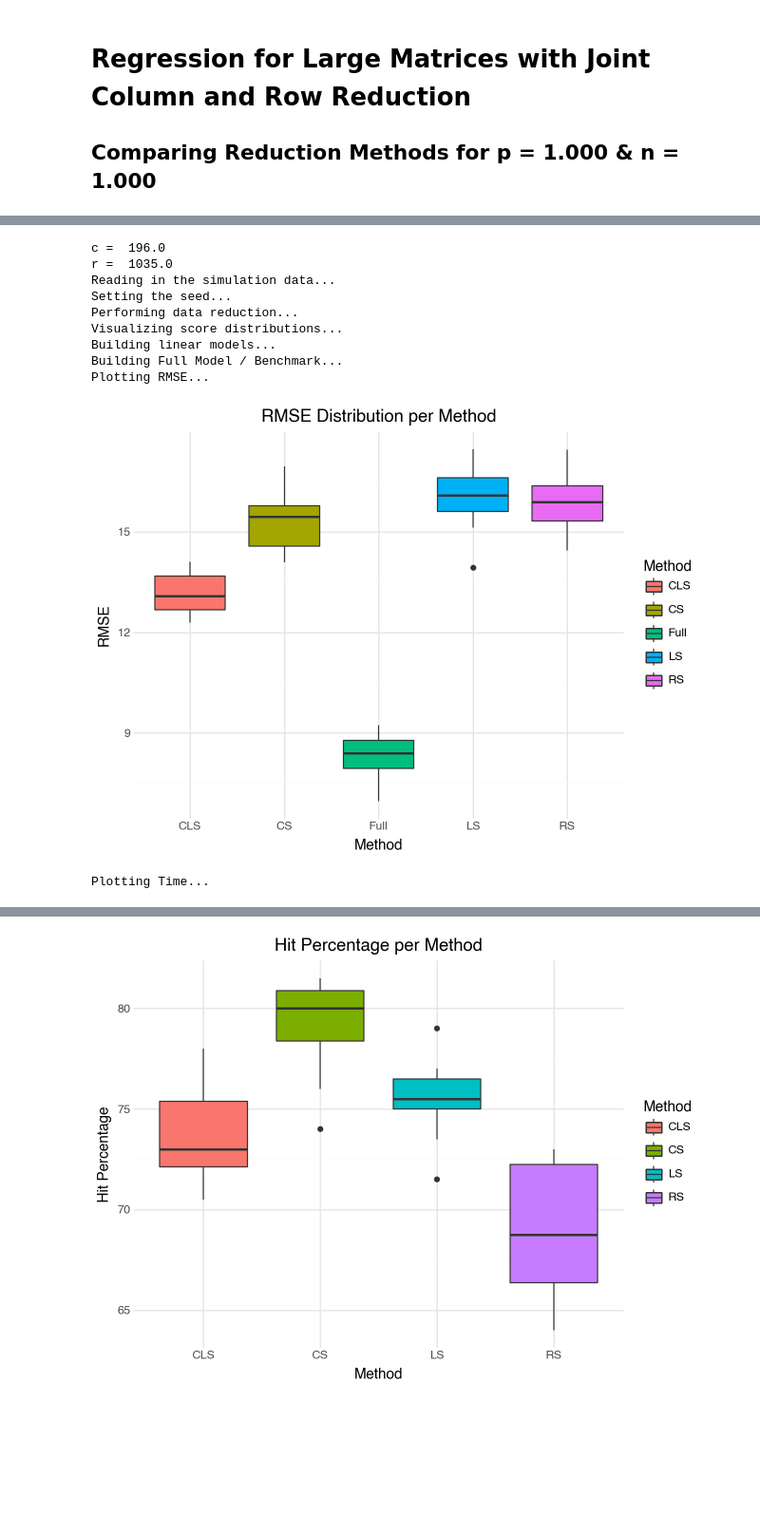
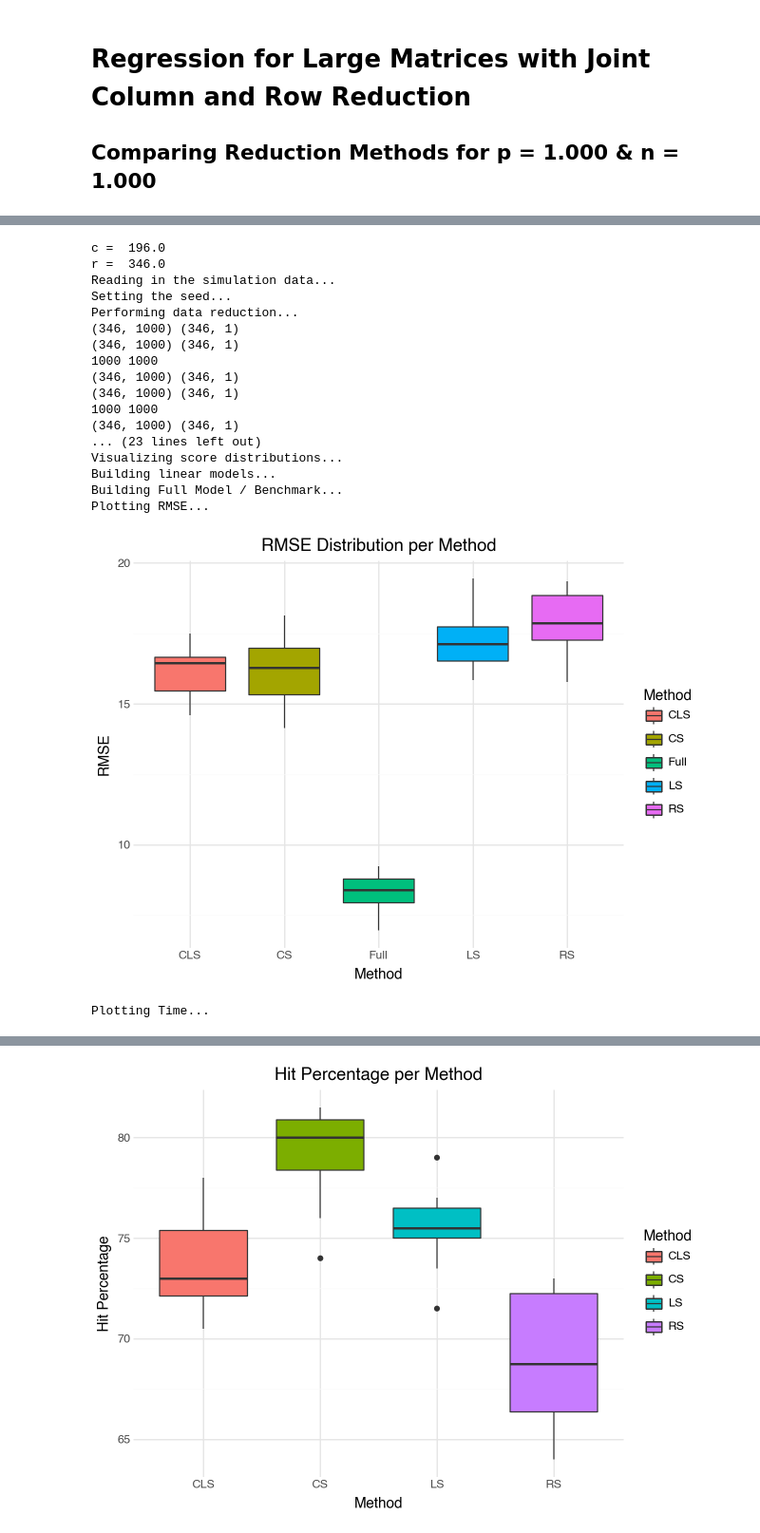
Before and after one commit to TimSchmale/Masterthesis-Schmale, a Jupyter notebook: Masterthesis Part II.ipynb, the cells around one changed output, grey strips where cells are left out. Shown at 95% size. Drawn from its saved outputs; the diff is of its cells as text; code cells hidden in the pictures; blank space fills up the shorter version.

```diff
--- a/Masterthesis.ipynb
+++ b/Masterthesis Part II.ipynb
@@ -26,35 +29,43 @@ base = Path("/Users/timschmale/Library/Mobile Documents/com~apple~CloudDocs/Docu
 # Simulation Study 1: p = 1.000, n = 1.000, reps = 10, k = 50, seed = 1
 #==============================================================================================
 
 # setting the specific folder:
 folder = "p1000_n1000"
 
 # set the seed:
 seed = 1
 
 # set the rank parameter k:
 k = 50
 
 reps = 10
 
 # approximation of reduced dimensions:
 c = np.ceil(k * np.log(k))
-r = np.ceil(c * np.log(c))
+r = np.ceil(k * np.log(1000))
 
 print("c = ", c)
 print("r = ", r)
 
 # perform the study:
-scores_p1000_n1000_k50, time_scores_p1000_n1000_k50, C_p1000_n1000_k50, R_p1000_n1000_k50, rmse_p1000_n1000_k50 = compare_methods(k, seed, base, folder, reps)
+scores_p1000_n1000_k50, time_scores_p1000_n1000_k50, C_p1000_n1000_k50, R_p1000_n1000_k50, rmse_p1000_n1000_k50 = compare_methods_col_after_row(k, seed, base, folder, reps)
 # %% [output]
 c =  196.0
-r =  1035.0
+r =  346.0
 Reading in the simulation data...
 Setting the seed...
 Performing data reduction...
+(346, 1000) (346, 1)
+(346, 1000) (346, 1)
+1000 1000
+(346, 1000) (346, 1)
+(346, 1000) (346, 1)
+1000 1000
+(346, 1000) (346, 1)
+... (23 lines left out)
 Visualizing score distributions...
 Building linear models...
 Building Full Model / Benchmark...
 Plotting RMSE...
-[figure, old version]
+[figure, new version]
 Plotting Time...
```
Also changed, not shown: parts of 22 cells of this notebook, 1 other file.
